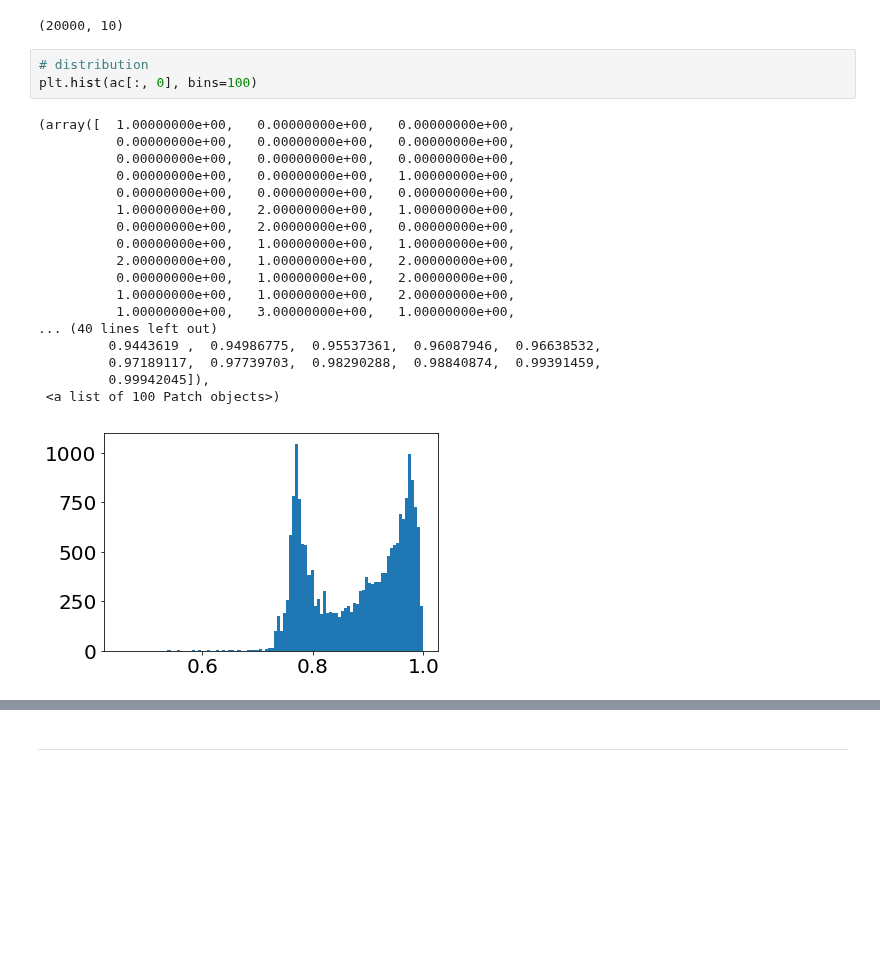
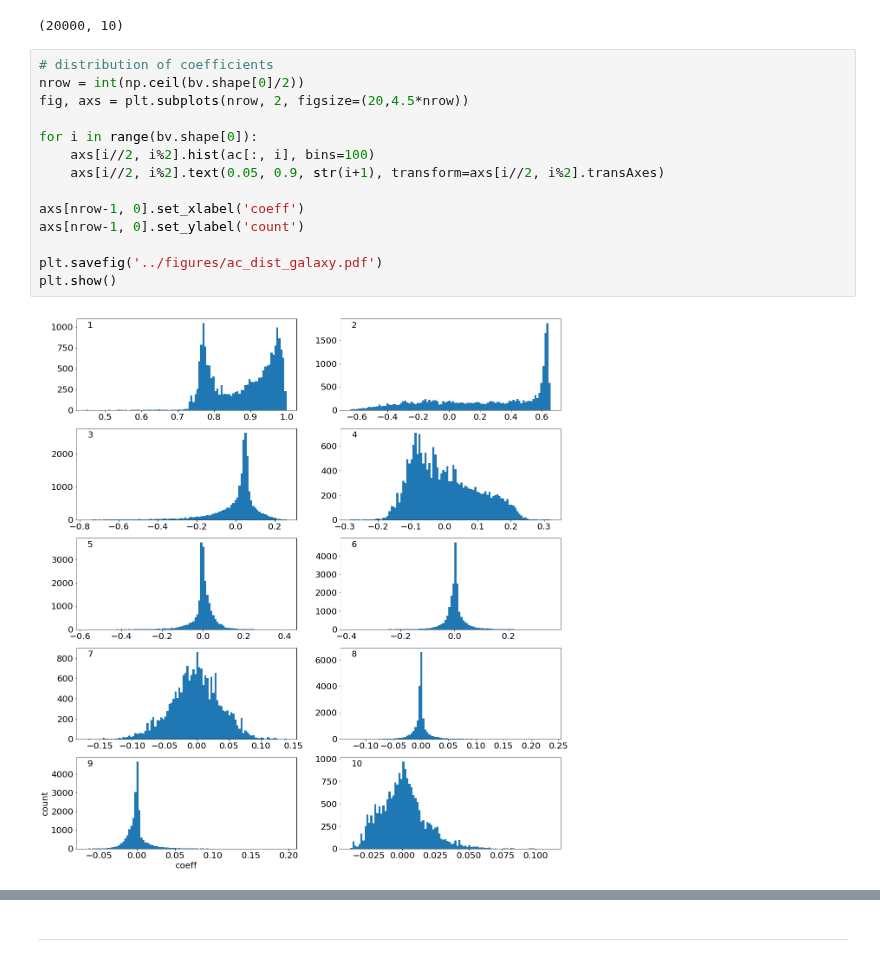
Before and after one commit to Yucheng-Zhang/desi_nbs, a Jupyter notebook: pokemon/rr_templates.ipynb, the cells around one changed output, grey strips where cells are left out. Drawn from its saved outputs; the diff is of its cells as text; blank space fills up the shorter version.

```diff
--- a/pokemon/rr_templates.ipynb
+++ b/pokemon/rr_templates.ipynb
@@ -125,28 +125,22 @@ ac = fx['ARCHETYPE_COEFF'].data
 ac.shape
 # %% [output]
 (20000, 10)
-# %%
-# distribution
-plt.hist(ac[:, 0], bins=100)
-# %% [output]
-(array([  1.00000000e+00,   0.00000000e+00,   0.00000000e+00,
-          0.00000000e+00,   0.00000000e+00,   0.00000000e+00,
-          0.00000000e+00,   0.00000000e+00,   0.00000000e+00,
-          0.00000000e+00,   0.00000000e+00,   1.00000000e+00,
-          0.00000000e+00,   0.00000000e+00,   0.00000000e+00,
-          1.00000000e+00,   2.00000000e+00,   1.00000000e+00,
-          0.00000000e+00,   2.00000000e+00,   0.00000000e+00,
-          0.00000000e+00,   1.00000000e+00,   1.00000000e+00,
-          2.00000000e+00,   1.00000000e+00,   2.00000000e+00,
-          0.00000000e+00,   1.00000000e+00,   2.00000000e+00,
-          1.00000000e+00,   1.00000000e+00,   2.00000000e+00,
-          1.00000000e+00,   3.00000000e+00,   1.00000000e+00,
-... (40 lines left out)
-         0.9443619 ,  0.94986775,  0.95537361,  0.96087946,  0.96638532,
-         0.97189117,  0.97739703,  0.98290288,  0.98840874,  0.99391459,
-         0.99942045]),
- <a list of 100 Patch objects>)
-[figure, removed]
+# %%
+# distribution of coefficients
+nrow = int(np.ceil(bv.shape[0]/2))
+fig, axs = plt.subplots(nrow, 2, figsize=(20,4.5*nrow))
+
+for i in range(bv.shape[0]):
+    axs[i//2, i%2].hist(ac[:, i], bins=100)
+    axs[i//2, i%2].text(0.05, 0.9, str(i+1), transform=axs[i//2, i%2].transAxes)
+
+axs[nrow-1, 0].set_xlabel('coeff')
+axs[nrow-1, 0].set_ylabel('count')
+
+plt.savefig('../figures/ac_dist_galaxy.pdf')
+plt.show()
+# %% [output]
+[figure, added]
 # %%
 # plot an archetype
 ii = 0
```
Also changed, not shown: parts of 3 cells of this notebook, 2 other files.
